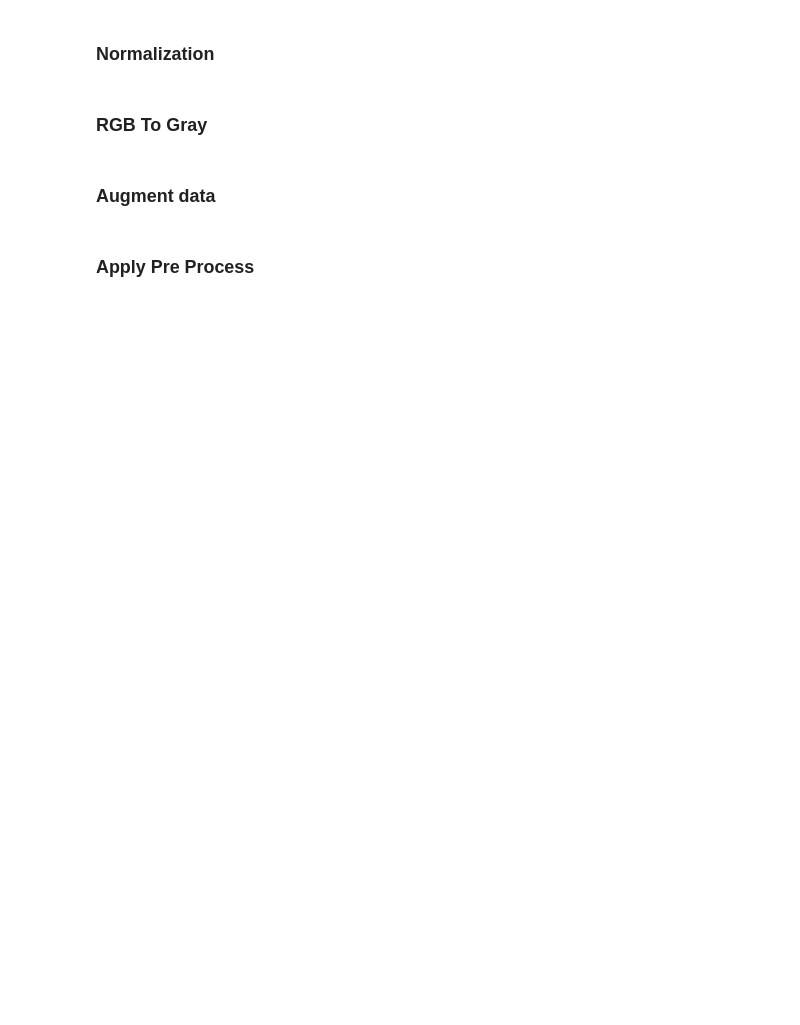
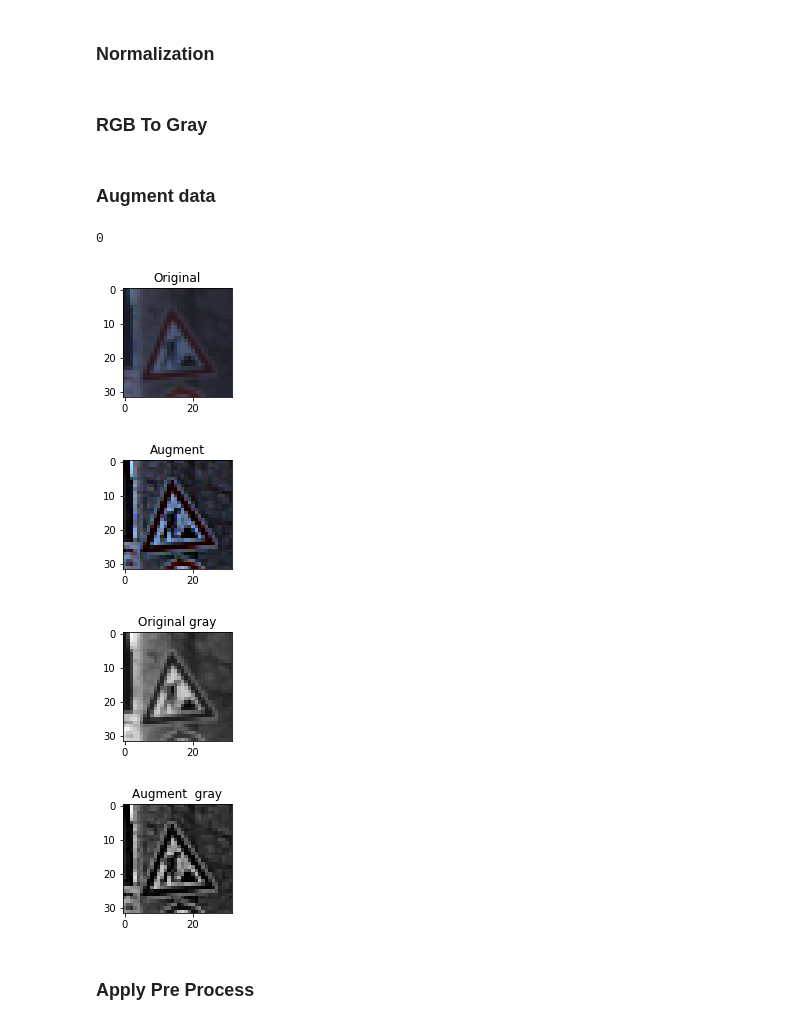
Before and after one commit to malnakli/CarND-Traffic-Sign-Classifier-Project, a Jupyter notebook: Traffic_Sign_Classifier.ipynb, the cells around one changed output. Saved outputs shown, nothing was run; the diff lists cells and outputs as text; code cells hidden in the pictures; blank space fills up the shorter version.

Commit message:
add dropout

```diff
--- a/Traffic_Sign_Classifier.ipynb
+++ b/Traffic_Sign_Classifier.ipynb
@@ -230,45 +261,73 @@ def rgb_to_gray(images):
+# %%
+def rgb_to_gray(imgs):
+    # I did batches to overcome
+    # Cannot create a tensor proto whose content is larger than 2GB.
+    BATCH_SIZE = 4096
+    output = np.empty(shape=(0, 32, 32, 1))
+
+    for offset in range(0, len(imgs), BATCH_SIZE):
+        end = offset + BATCH_SIZE
+        batch = imgs[offset:end]
+        tf.reset_default_graph() # to overcome GraphDef cannot be larger than 2GB.
+
+        with tf.Session() as sess:
+            result = sess.run(tf.image.rgb_to_grayscale(batch))
+            output = np.concatenate((output , result))
+
+    return output
 # %% [markdown]
 ### Augment data
 # %%
 def augment_with_color_space(images):
     aug = iaa.Sequential([
       iaa.ChangeColorspace(from_colorspace="RGB", to_colorspace="HSV"),
         iaa.WithChannels(0, iaa.Add((50, 100))),
         iaa.ChangeColorspace(from_colorspace="HSV", to_colorspace="RGB")
     ])
     return  aug.augment_images(images)
 
 # using the following library http://imgaug.readthedocs.io/en/latest/index.html
 def augment_data(images):
-    output = iaa.someof(1,[
-        iaa.EdgeDetect(alpha=(0.5, 1.0)),
+    output = iaa.SomeOf(1,[
+       # iaa.EdgeDetect(alpha=(0.5, 1.0)),
         iaa.Affine(rotate=45),
-        iaa.AdditiveGaussianNoise(scale=0.2*255),
+        iaa.CropAndPad(percent=(-0.25, 0.25)),
         iaa.Sharpen(alpha=0.5),
-        iaa.CropAndPad(percent=(-0.25, 0.25))
-        [iaa.ChangeColorspace(from_colorspace="RGB", to_colorspace="HSV"),
-        iaa.WithChannels(0, iaa.Add((50, 100))),
-        iaa.ChangeColorspace(from_colorspace="HSV", to_colorspace="RGB")
-        ]
+        iaa.Sequential([
+            iaa.ChangeColorspace(from_colorspace="RGB", to_colorspace="HSV"),
+            iaa.WithChannels(0, iaa.Add((50, 100))),
+            iaa.ChangeColorspace(from_colorspace="HSV", to_colorspace="RGB"),
+            iaa.Dropout(p=(0, 0.15))
+        ])
     ])
 
     return  output.augment_images(images)
 
 def augment_edge_detect(images):
     aug = iaa.Sequential([
         iaa.EdgeDetect(alpha=(0.5, 1.0)),
     ])
 
     return  aug.augment_images(images)
-# index = randint(0, n_train)
-# print(train["sizes"][index])
-# image = train["features"][index:index+1]
-# show_image(image,"Original")
+
+
+index = random.randint(0, n_train)
+image = train["features"][index:index+1]
+show_image(image,"Original")
+aug_img = augment_data(image)
+show_image(aug_img,"Augment")
+#images_eligible_to_augment
 # show_image(augment_with_color_space(image),"Augment c")
 # show_image(augment_with_average_blur(image),"Augment e")
-# show_image(rgb_to_gray(image),"Original gray",False, True)
-# show_image(rgb_to_gray(augment_with_color_space(image)),"Augment c gray",False, True)
+show_image(rgb_to_gray(image),"Original gray",False, True)
+show_image(rgb_to_gray(aug_img),"Augment  gray",False, True)
 # show_image(rgb_to_gray(augment_with_average_blur(image)),"Augment e gray",False, True)
+# %% [output]
+0
+[figure, added]
+[figure, added]
+[figure, added]
+[figure, added]
 # %% [markdown]
 ### Apply Pre Process
 # %%
```
Also changed, not shown: parts of 18 cells of this notebook.
